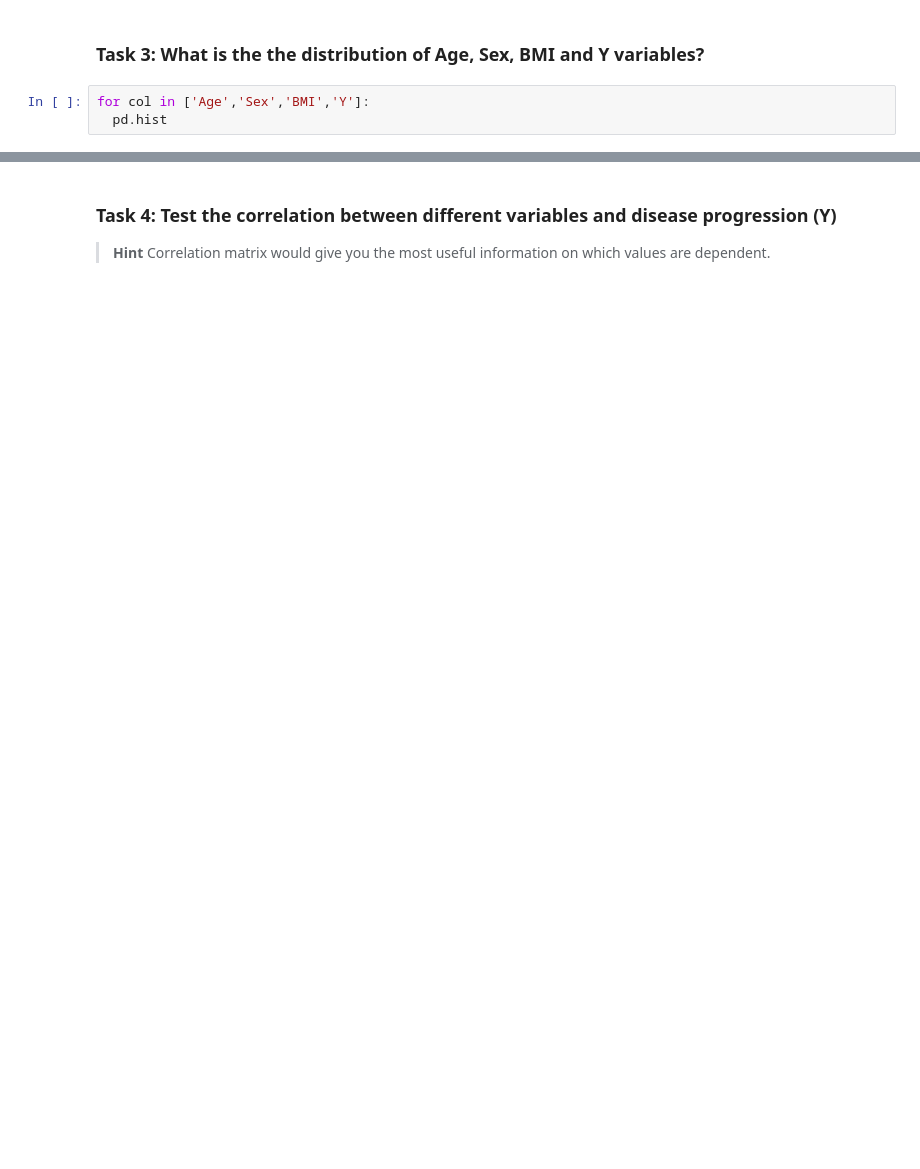
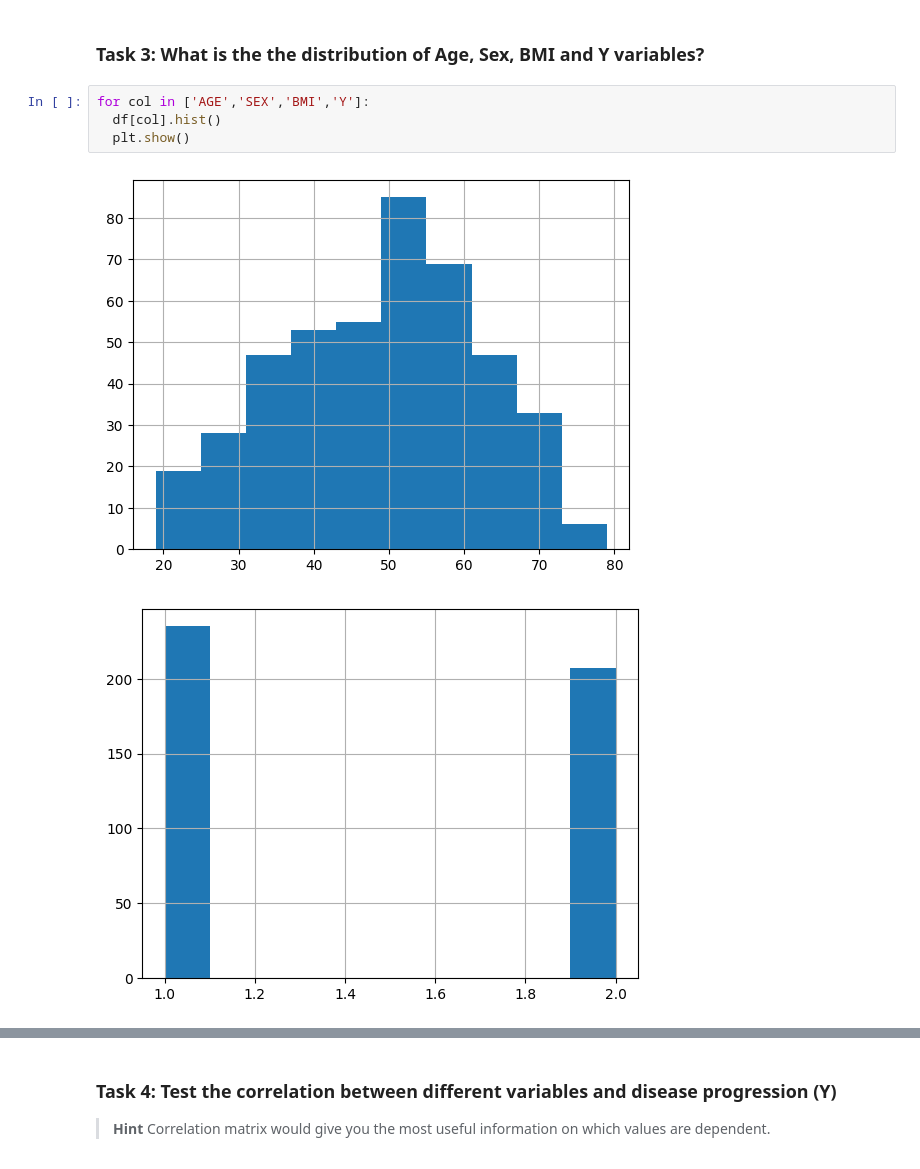
Before and after one commit to ZelentsovTymofii/Data-Science-For-Beginners, a Jupyter notebook: 1-Introduction/04-stats-and-probability/assignment.ipynb, the cells around one changed output, grey strips where cells are left out. Drawn from its saved outputs; the diff is of its cells as text; blank space fills up the shorter version.

```diff
--- a/1-Introduction/04-stats-and-probability/assignment.ipynb
+++ b/1-Introduction/04-stats-and-probability/assignment.ipynb
@@ -56,5 +49,9 @@ Text(0.5, 1.0, 'Y boxplots by SEX')
 # %% [markdown]
 ### Task 3: What is the the distribution of Age, Sex, BMI and Y variables?
 # %%
-for col in ['Age','Sex','BMI','Y']:
-  pd.hist
+for col in ['AGE','SEX','BMI','Y']:
+  df[col].hist()
+  plt.show()
+# %% [output]
+[figure, added]
+[figure, added]
```
Also changed, not shown: parts of 6 cells of this notebook.
